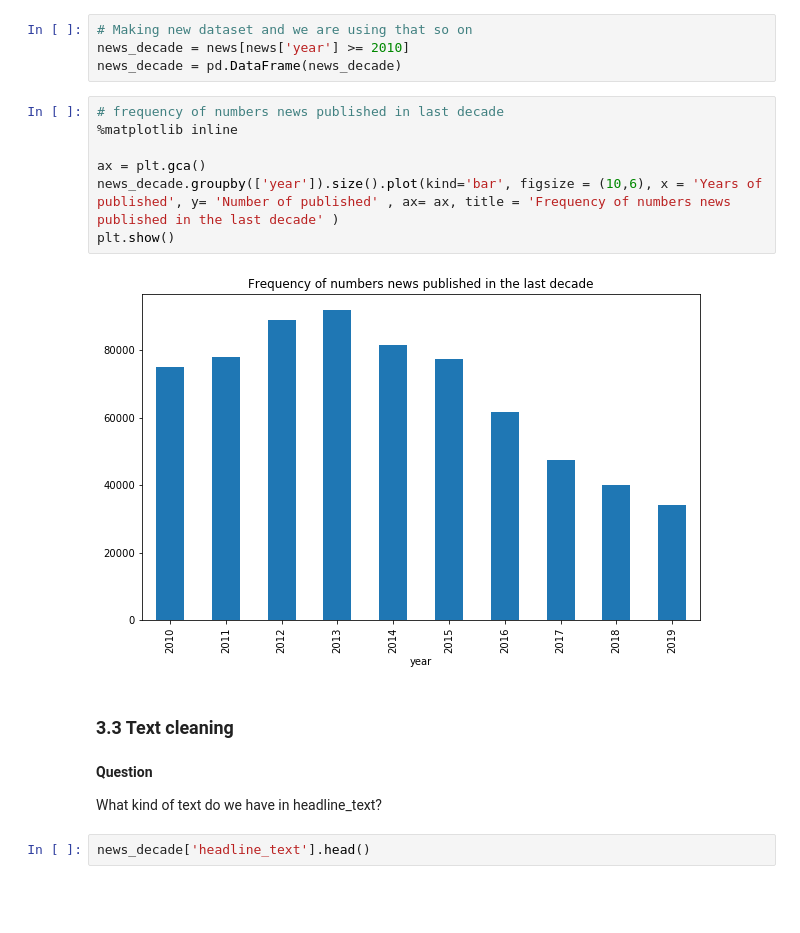
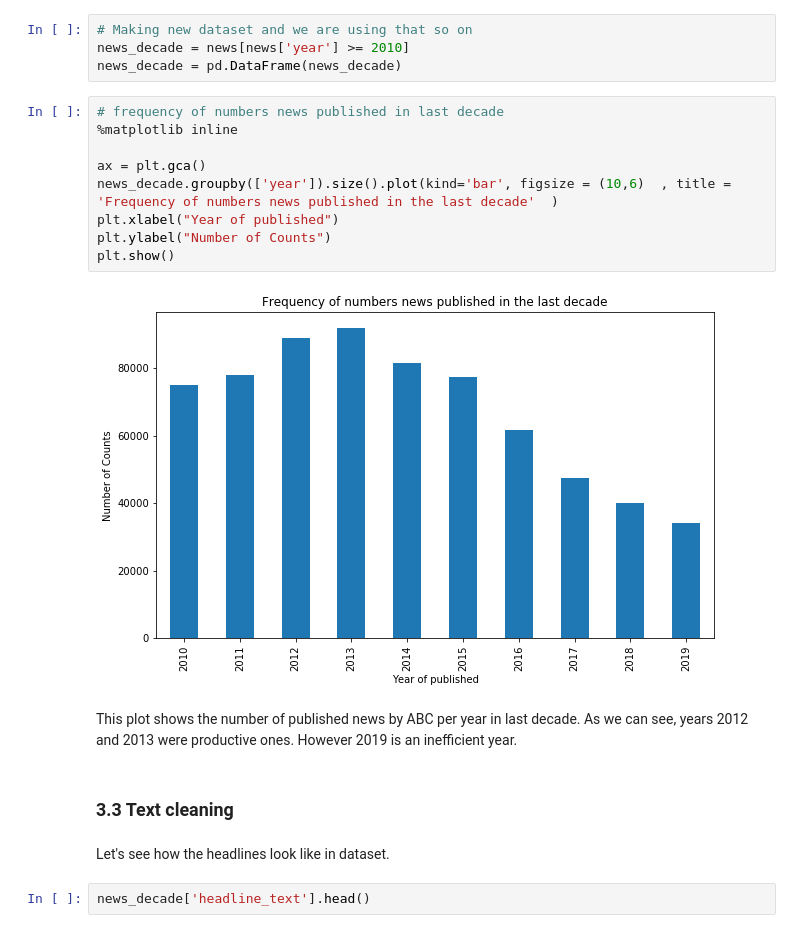
Before and after one commit to moejalili/top-australian-news-topics, a Jupyter notebook: Q3-updated.ipynb, the cells around one changed output. Saved outputs shown, nothing was run; the diff lists cells and outputs as text; blank space fills up the shorter version.

Commit message:
Updated couple of plots and insights

```diff
--- a/Q3-updated.ipynb
+++ b/Q3-updated.ipynb
@@ -165,18 +214,20 @@ news_decade = pd.DataFrame(news_decade)
 # %%
 # frequency of numbers news published in last decade
 %matplotlib inline
 
 ax = plt.gca()
-news_decade.groupby(['year']).size().plot(kind='bar', figsize = (10,6), x = 'Years of published', y= 'Number of published' , ax= ax, title = 'Frequency of numbers news published in the last decade' )
+news_decade.groupby(['year']).size().plot(kind='bar', figsize = (10,6)  , title = 'Frequency of numbers news published in the last decade'  )
+plt.xlabel("Year of published")
+plt.ylabel("Number of Counts")
 plt.show()
 # %% [output]
-[figure, old version]
+[figure, new version]
+# %% [markdown]
+This plot shows the number of published news by ABC per year in last decade. As we can see, years 2012 and 2013 were productive ones. However 2019 is an inefficient year.
 # %% [markdown]
 ### 3.3 Text cleaning
-# %% [markdown]
-**Question**
-
-What kind of text do we have in headline_text?
+# %% [markdown]
+Let's see how the headlines look like in dataset.
 # %%
 news_decade['headline_text'].head()
 # %% [output]
```
Also changed, not shown: parts of 55 cells of this notebook.
